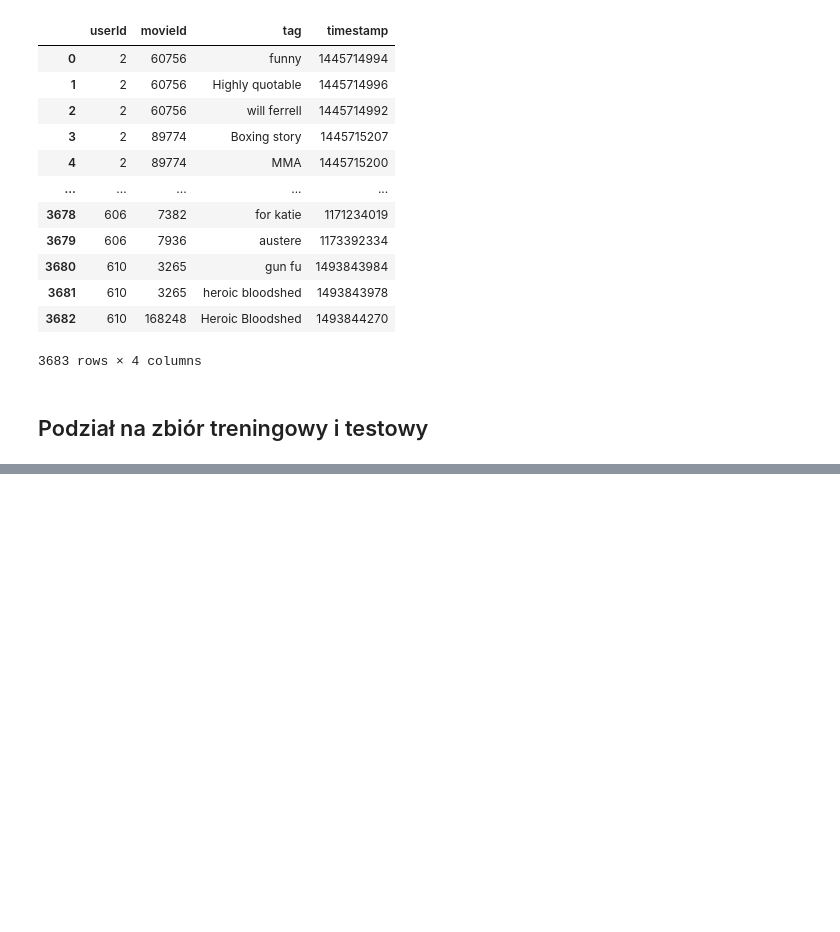
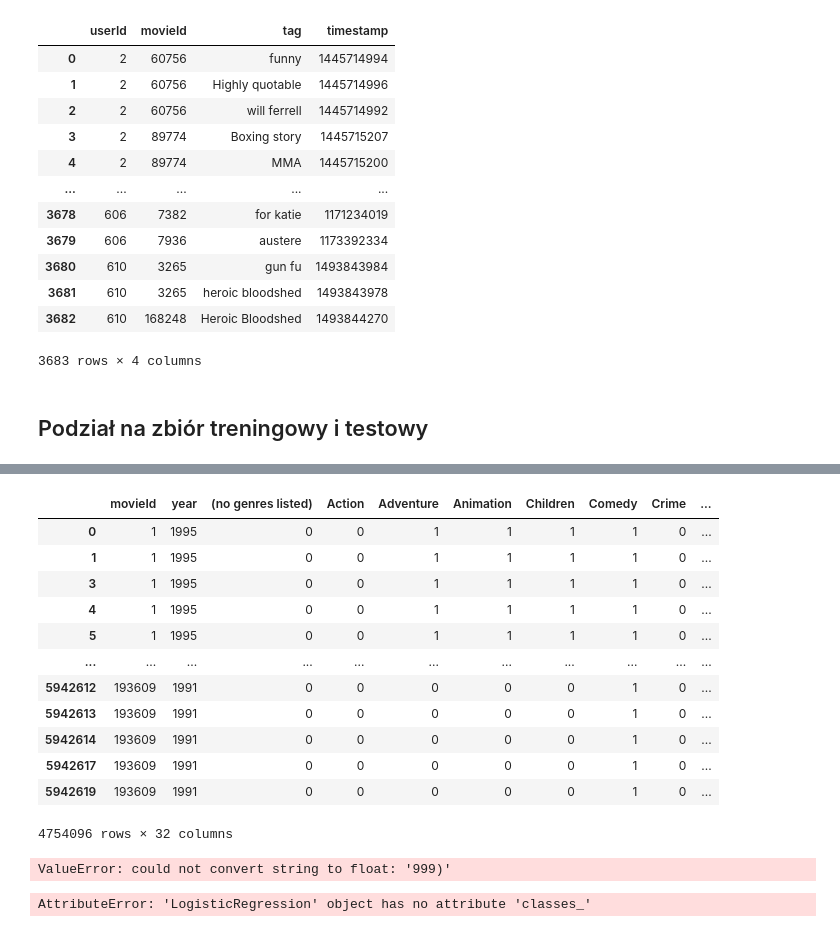
Before and after one commit to KsiazekPatryk/Machine-Learning---Preliminary-Data-Analysis, a Jupyter notebook: 8)Building a Recommender System.ipynb, the cells around one changed output, grey strips where cells are left out. Drawn from its saved outputs; the diff is of its cells as text; code cells hidden in the pictures; blank space fills up the shorter version.

```diff
--- a/8)Building a Recommender System.ipynb
+++ b/8)Building a Recommender System.ipynb
@@ -185,0 +371,27 @@ user_train, user_test = train_test_split(users_df, test_size=0.2, random_state=4
+# %%
+X_train
+# %% [output]
+|  | movieId | year | (no genres listed) | Action | Adventure | Animation | Children | Comedy | Crime | ... |
+| 0 | 1 | 1995 | 0 | 0 | 1 | 1 | 1 | 1 | 0 | ... |
+| 1 | 1 | 1995 | 0 | 0 | 1 | 1 | 1 | 1 | 0 | ... |
+| 3 | 1 | 1995 | 0 | 0 | 1 | 1 | 1 | 1 | 0 | ... |
+| 4 | 1 | 1995 | 0 | 0 | 1 | 1 | 1 | 1 | 0 | ... |
+| 5 | 1 | 1995 | 0 | 0 | 1 | 1 | 1 | 1 | 0 | ... |
+| ... | ... | ... | ... | ... | ... | ... | ... | ... | ... | ... |
+| 5942612 | 193609 | 1991 | 0 | 0 | 0 | 0 | 0 | 1 | 0 | ... |
+| 5942613 | 193609 | 1991 | 0 | 0 | 0 | 0 | 0 | 1 | 0 | ... |
+| 5942614 | 193609 | 1991 | 0 | 0 | 0 | 0 | 0 | 1 | 0 | ... |
+| 5942617 | 193609 | 1991 | 0 | 0 | 0 | 0 | 0 | 1 | 0 | ... |
+| 5942619 | 193609 | 1991 | 0 | 0 | 0 | 0 | 0 | 1 | 0 | ... |
+4754096 rows × 32 columns
+# %%
+%%time
+
+log_reg = LogisticRegression(max_iter = 1000)
+log_reg.fit(X_train, y_train)
+# %% [output]
+ValueError: could not convert string to float: '999)'
+# %%
+y_test_proba = log_reg.predict_proba(X_test)[:, 1]
+# %% [output]
+AttributeError: 'LogisticRegression' object has no attribute 'classes_'
```
Also changed, not shown: parts of 26 cells of this notebook.
